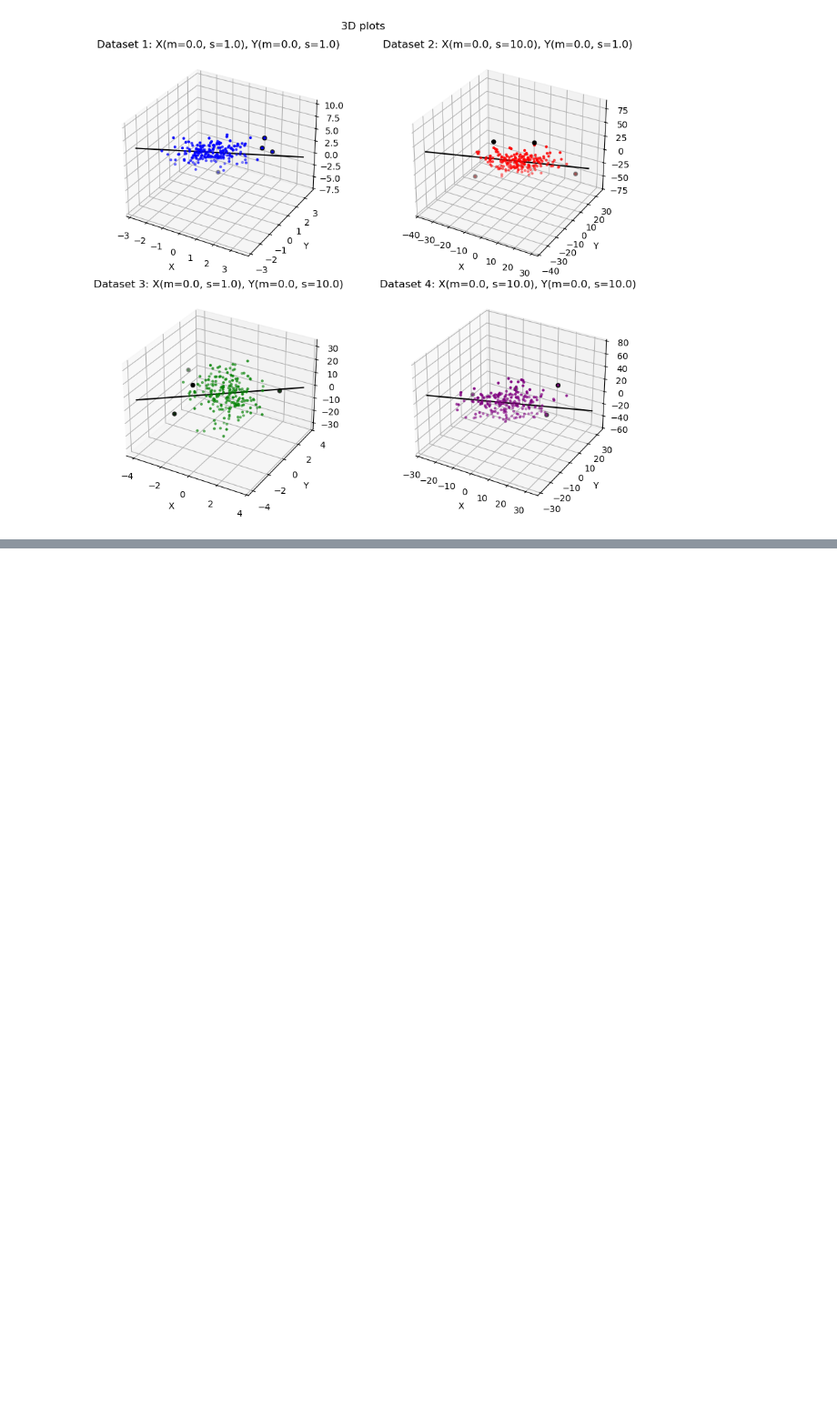
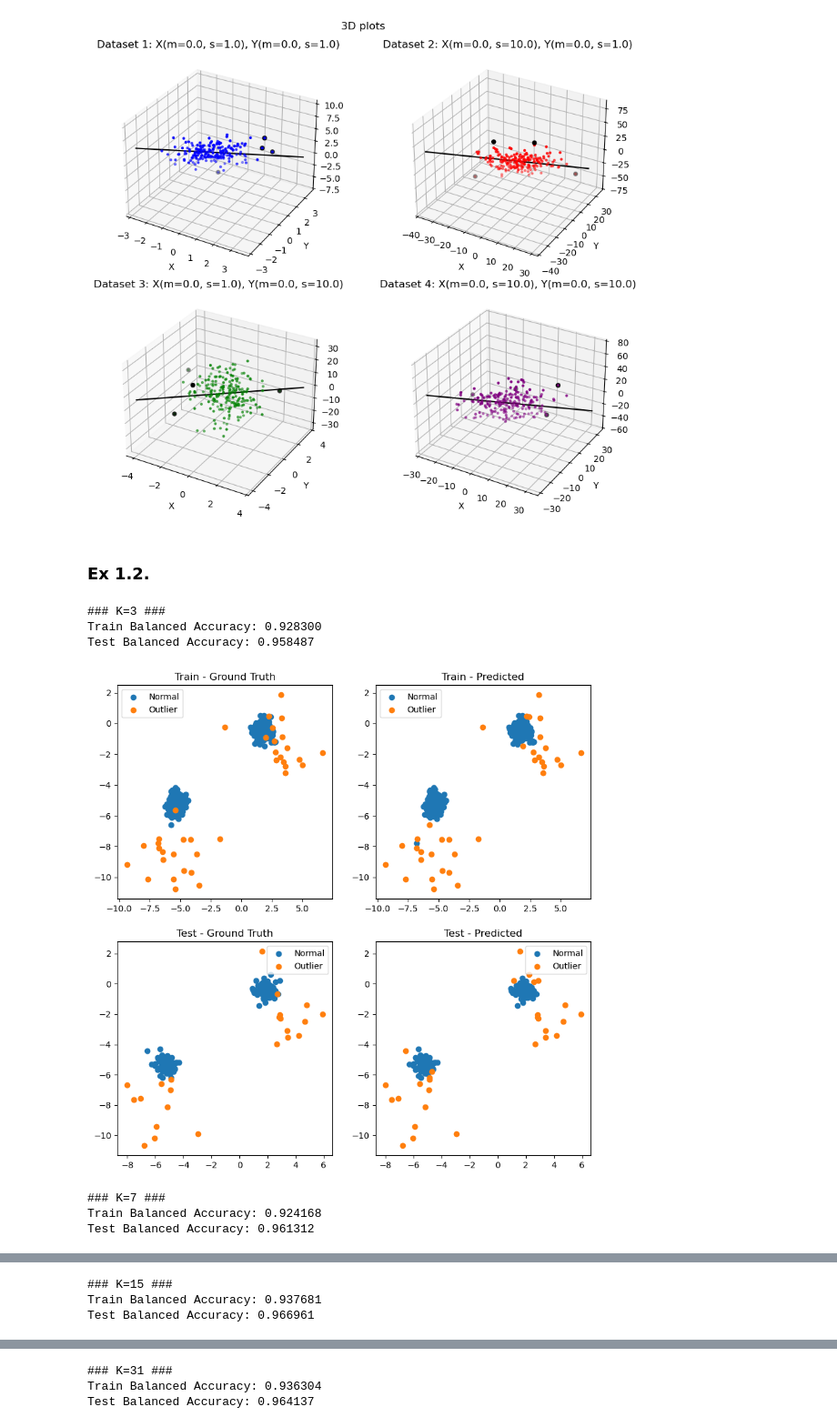
Before and after one commit to popastefan10/AnomalyDetectionLab, a Jupyter notebook: Lab 2/main.ipynb, the cells around one changed output, grey strips where cells are left out. Shown at 91% size. Cells and saved outputs as stored; diff of their text form; code cells hidden in the pictures; blank space fills up the shorter version.

```diff
--- a/Lab 2/main.ipynb
+++ b/Lab 2/main.ipynb
@@ -130,3 +130,70 @@ plot_datasets(
 )
 # %% [output]
 [figure]
+# %% [markdown]
+### Ex 1.2.
+# %%
+from matplotlib.axes import Axes
+import numpy as np
+from pyod.models.knn import KNN
+from pyod.utils.data import generate_data_clusters
+from sklearn.metrics import confusion_matrix
+
+
+def plot_points(X: np.ndarray, y: np.ndarray, ax: Axes, title: str) -> None:
+    ax.scatter(X[:, 0][y == 0], X[:, 1][y == 0], label="Normal")
+    ax.scatter(X[:, 0][y == 1], X[:, 1][y == 1], label="Outlier")
+    ax.set_title(title)
+    ax.legend()
+
+
+def balanced_accuracy(y_true: np.ndarray, y_pred: np.ndarray) -> None:
+    cm = confusion_matrix(y_true, y_pred)
+    tn, fp, fn, tp = cm.ravel()
+    tpr: float = tp / (tp + fn)
+    tnr: float = tn / (tn + fp)
+    ba = (tpr + tnr) / 2
+
+    return ba
+
+
+# Generate data
+X_train: np.ndarray
+X_test: np.ndarray
+y_train: np.ndarray
+y_test: np.ndarray
+X_train, X_test, y_train, y_test = generate_data_clusters(
+    n_train=400, n_test=200, n_clusters=2, n_features=2, contamination=0.1
+)
+
+
+for k in [3, 7, 15, 31]:
+    print(f"\n### K={k} ###")
+    # Train model
+    model = KNN(contamination=0.1, n_neighbors=k)
+    model.fit(X_train, y_train)
+    # Infer on train & test data
+    y_train_pred = model.predict(X_train)
+    y_test_pred = model.predict(X_test)
+    # Compute accuracy
+    train_ba = balanced_accuracy(y_true=y_train, y_pred=y_train_pred)
+    test_ba = balanced_accuracy(y_true=y_test, y_pred=y_test_pred)
+    print(f"Train Balanced Accuracy: {train_ba:0.6f}")
+    print(f"Test Balanced Accuracy: {test_ba:0.6f}")
+    # Plot
+    ax: np.ndarray
+    fig, ax = plt.subplots(nrows=2, ncols=2, figsize=(10, 10))
+    plot_points(X_train, y_train, ax=ax[0, 0], title="Train - Ground Truth")
+    plot_points(X_train, y_train_pred, ax=ax[0, 1], title="Train - Predicted")
+    plot_points(X_test, y_test, ax=ax[1, 0], title="Test - Ground Truth")
+    plot_points(X_test, y_test_pred, ax=ax[1, 1], title="Test - Predicted")
+    plt.savefig(f"ex 1.2 k={k}.jpg")
+    plt.show()
+# %% [output]
+### K=3 ###
+Train Balanced Accuracy: 0.928300
+Test Balanced Accuracy: 0.958487
+[figure, added]
+### K=7 ###
+Train Balanced Accuracy: 0.924168
+Test Balanced Accuracy: 0.961312
@@ -132,0 +201,3 @@ plot_datasets(
+### K=15 ###
+Train Balanced Accuracy: 0.937681
+Test Balanced Accuracy: 0.966961
@@ -132,0 +205,3 @@ plot_datasets(
+### K=31 ###
+Train Balanced Accuracy: 0.936304
+Test Balanced Accuracy: 0.964137
```
Also changed, not shown: parts of 1 cell of this notebook, 4 other files.
